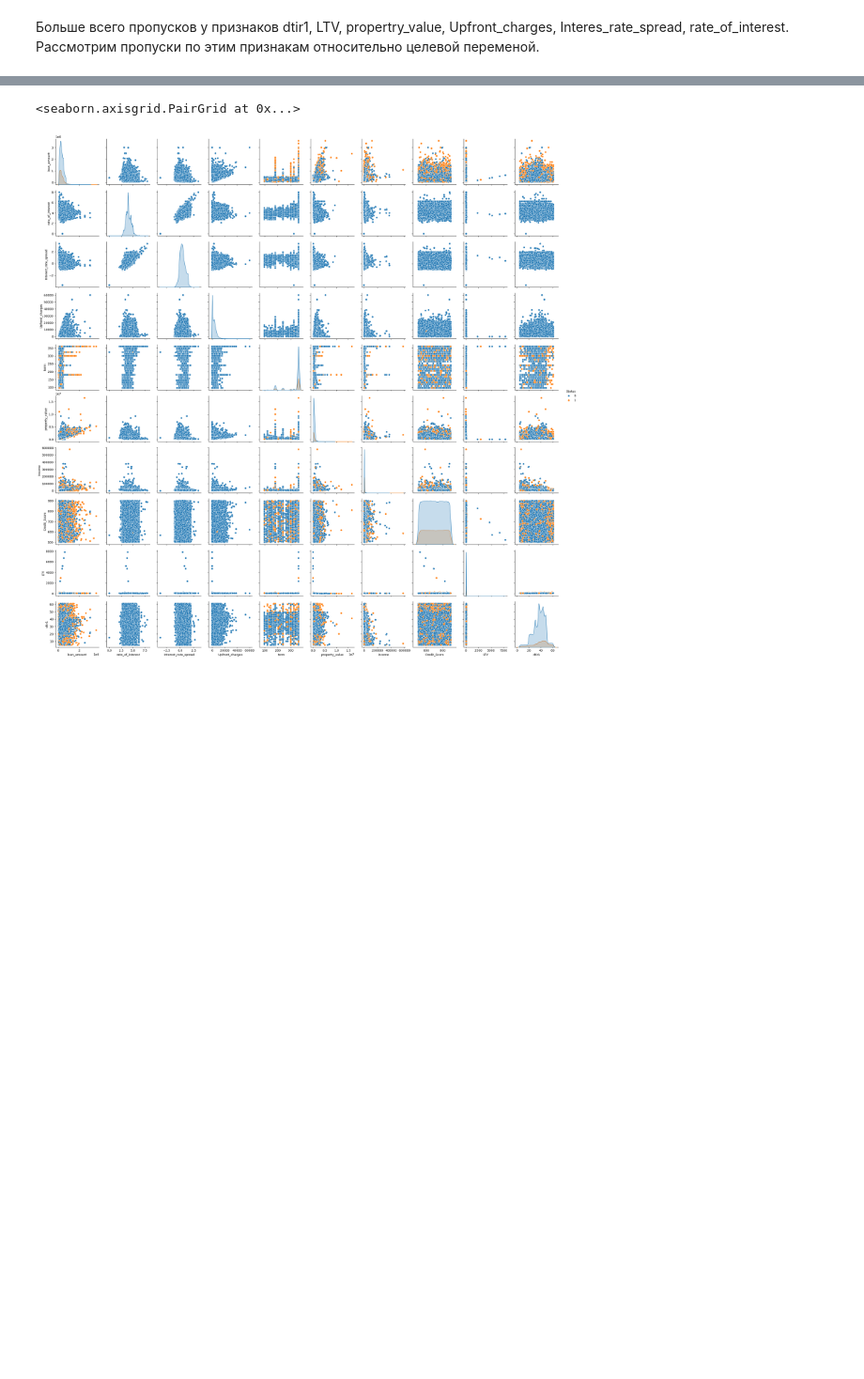
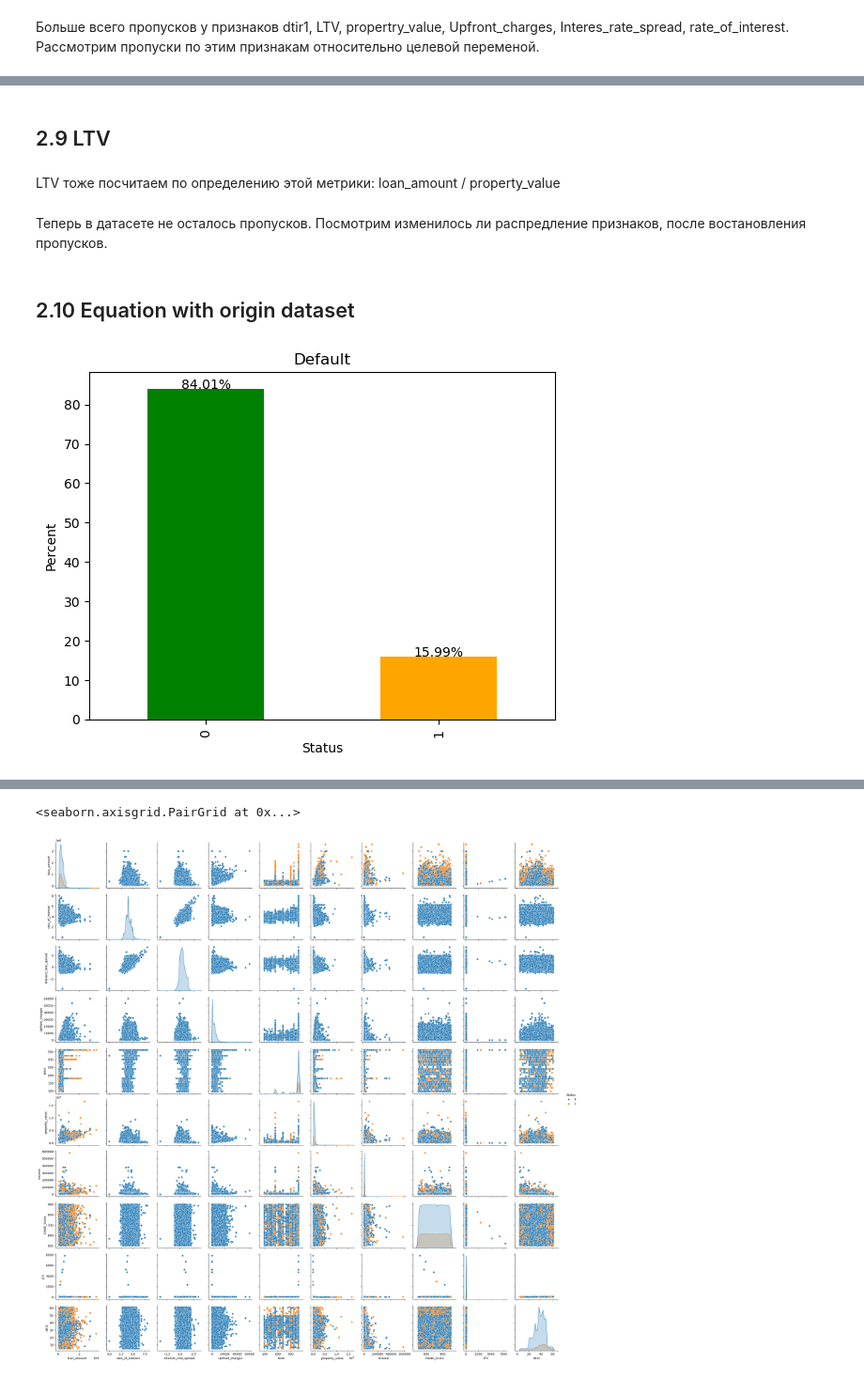
Before and after one commit to StoryTeller72/CreditScoring, a Jupyter notebook: CreditScore.ipynb, the cells around one changed output, grey strips where cells are left out. Shown at 94% size. Cells and saved outputs as stored; diff of their text form; code cells hidden in the pictures; blank space fills up the shorter version.

```diff
--- a/CreditScore.ipynb
+++ b/CreditScore.ipynb
@@ -154,0 +274,4 @@ Text(0.5, 1.0, 'Percent of missed data by target')
+# %%
+data_processed['dtir1'] = data_processed[data_processed['open_credit'] == 'nopc']['dtir1'].fillna((data_processed['loan_amount'] / data_processed['term']) / (data_processed['income'] / 12) * 100 )
+# %%
+data_processed.dropna(inplace=True)
@@ -154,0 +306,17 @@ Text(0.5, 1.0, 'Percent of missed data by target')
+# %%
+similar_building_price = data_processed.groupby(['construction_type', 'occupancy_type', 'total_units', 'Region'])['property_value'].transform('median')
+data_processed['property_value'] = data_processed['property_value'].fillna(similar_building_price)
+# %% [markdown]
+## 2.9 LTV
+# %% [markdown]
+LTV тоже посчитаем по определению этой метрики: loan_amount / property_value
+# %%
+data_processed['LTV'] = data_processed['LTV'].fillna(data_processed['loan_amount'] / data_processed['property_value'])
+# %% [markdown]
+Теперь в датасете не осталось пропусков. Посмотрим изменилось ли распредление признаков, после востановления пропусков.
+# %% [markdown]
+## 2.10 Equation with origin dataset
+# %%
+draw_target_percents(data_processed)
+# %% [output]
+[figure, added]
```
Also changed, not shown: parts of 50 cells of this notebook, 6 other files.
